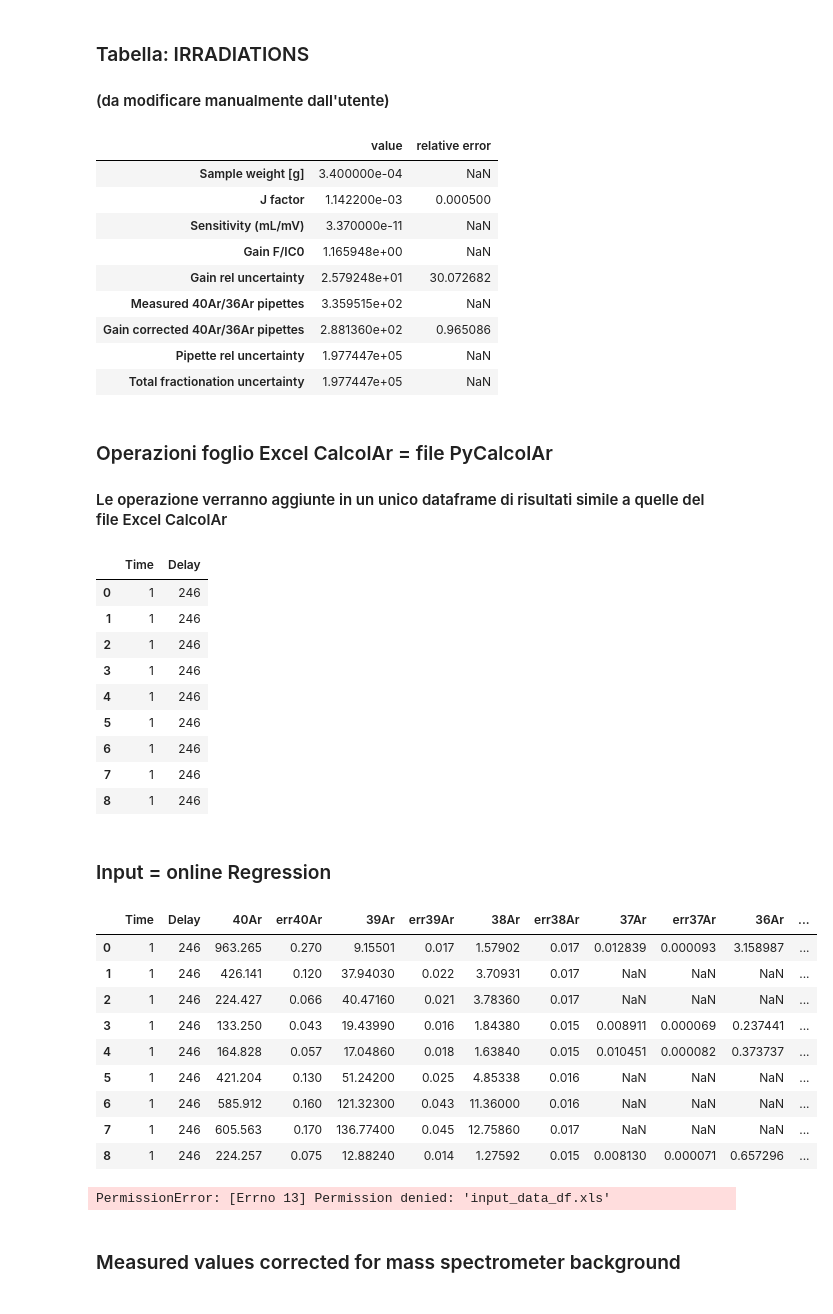
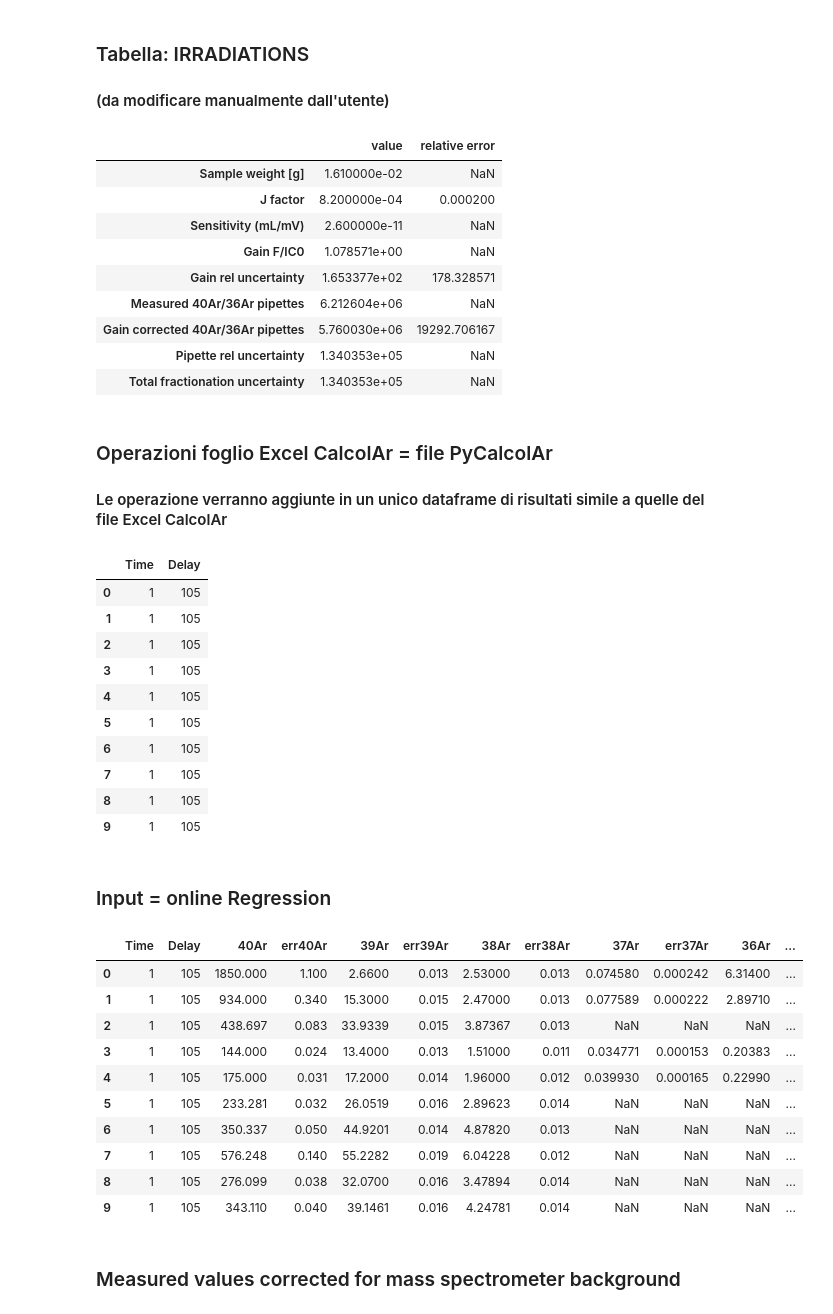
Before and after one commit to gecos-lab/PyCalcolAr, a Jupyter notebook: notebooks/PyCalcolAr_working.ipynb, the cells around one changed output. Cells and saved outputs as stored; diff of their text form; code cells hidden in the pictures.

```diff
--- a/notebooks/PyCalcolAr_working.ipynb
+++ b/notebooks/PyCalcolAr_working.ipynb
@@ -8,10 +8,8 @@ import numpy as np
 import math
 from IPython.display import display
 
-pd.set_option('display.max_columns', None)
-
 # Variabili utilizzate nel calcolo, da modificare manualmente dall'utente
-delay = 246
+delay = 105
 # %% [markdown]
 ### Importazione files
 ### > file triplo36 (file di calibrazione dell'aria)
@@ -161,16 +158,15 @@ display(df_data)
 #### Verificare correttezza della selezione nel dataframe visualizzato!!
 # %%
 # filtrare il dataframe per data
-filter_data_min = pd.Timestamp(year=2020, month=6, day=23, hour=14)
-filter_data_max = pd.Timestamp(year=2020, month=6, day=23, hour=20)
+filter_data_min = pd.Timestamp(year=2016, month=9, day=12, hour=6)
+filter_data_max = pd.Timestamp(year=2016, month=9, day=12, hour=22)
 
 df_data = df_data[(df_data['Date_Time'] > filter_data_min) & (df_data['Date_Time'] < filter_data_max)]
 df_data.reset_index(drop=True, inplace=True)
 df_data.sort_values('Date_Time', axis=0, ascending=True, inplace=True, kind='quicksort', na_position='last')
-df_data.reset_index(inplace=True, drop=True)
+
 print("\n   > df_data:")
 display(df_data)
-df_data.to_excel('df_data.xls') # creare un file excel
 
 # opzione con selezione manuale da lista dropdown
 # filtrare il dataframe per data, prendendo una sola riga
@@ -374,14 +371,14 @@ display(irradiations_constants_df)
 #### (da modificare manualmente dall'utente)
 # %%
 # sample_weight, da modificare manuelmente dall'utente (cambia per ogni campione)
-sample_weight = 0.00034
+sample_weight = 0.0161
 
 # J_factor e J_factor_errors, da modificare manuelmente dall'utente (cambia per ogni campione)
-J_factor = 0.0011422
-J_factor_errors = 0.0005
+J_factor = 0.00082
+J_factor_errors = 0.0002
 
 # sensitivity, da modificare manuelmente dall'utente (valore misurato un paio di volte l'anno)
-sensitivity = 0.0000000000337
+sensitivity = 0.000000000026
 
 # i seguenti calcoli vengono svolti dal codice
 gain_F_IC0 = gain_F_IC0 # già calcolato precedentemente
@@ -414,15 +411,15 @@ irradiations_df.columns = ['value', 'relative error']
 display(irradiations_df)
 # %% [output]
 |  | value | relative error |
-| Sample weight [g] | 3.400000e-04 | NaN |
-| J factor | 1.142200e-03 | 0.000500 |
-| Sensitivity (mL/mV) | 3.370000e-11 | NaN |
-| Gain F/IC0 | 1.165948e+00 | NaN |
-| Gain rel uncertainty | 2.579248e+01 | 30.072682 |
-| Measured 40Ar/36Ar pipettes | 3.359515e+02 | NaN |
-| Gain corrected 40Ar/36Ar pipettes | 2.881360e+02 | 0.965086 |
-| Pipette rel uncertainty | 1.977447e+05 | NaN |
-| Total fractionation uncertainty | 1.977447e+05 | NaN |
+| Sample weight [g] | 1.610000e-02 | NaN |
+| J factor | 8.200000e-04 | 0.000200 |
+| Sensitivity (mL/mV) | 2.600000e-11 | NaN |
+| Gain F/IC0 | 1.078571e+00 | NaN |
+| Gain rel uncertainty | 1.653377e+02 | 178.328571 |
+| Measured 40Ar/36Ar pipettes | 6.212604e+06 | NaN |
+| Gain corrected 40Ar/36Ar pipettes | 5.760030e+06 | 19292.706167 |
+| Pipette rel uncertainty | 1.340353e+05 | NaN |
+| Total fractionation uncertainty | 1.340353e+05 | NaN |
 # %% [markdown]
 ### Operazioni foglio Excel CalcolAr = file PyCalcolAr
 #### Le operazione verranno aggiunte in un unico dataframe di risultati simile a quelle del file Excel CalcolAr
@@ -439,47 +436,47 @@ input_data_df.loc[:, 'Delay'] = pd.Series(delay for k in range(0, len(df_data.in
 display(input_data_df)
 # %% [output]
 |  | Time | Delay |
-| 0 | 1 | 246 |
-| 1 | 1 | 246 |
-| 2 | 1 | 246 |
-| 3 | 1 | 246 |
-| 4 | 1 | 246 |
-| 5 | 1 | 246 |
-| 6 | 1 | 246 |
-| 7 | 1 | 246 |
-| 8 | 1 | 246 |
+| 0 | 1 | 105 |
+| 1 | 1 | 105 |
+| 2 | 1 | 105 |
+| 3 | 1 | 105 |
+| 4 | 1 | 105 |
+| 5 | 1 | 105 |
+| 6 | 1 | 105 |
+| 7 | 1 | 105 |
+| 8 | 1 | 105 |
+| 9 | 1 | 105 |
 # %% [markdown]
 ### Input = online Regression
 # %%
 input_data_df.loc[:, '40Ar'] = df_data.loc[:, '40Ar F'].values * 1000
 input_data_df.loc[:, 'err40Ar'] = df_data.loc[:, 'err40Ar F'].values * 1000
 
 input_data_df.loc[:, '39Ar'] = df_data.loc[:, '39Ar F'].values * 1000
 input_data_df.loc[:, 'err39Ar'] = df_data.loc[:, 'err39Ar F'].values * 1000
 
 input_data_df.loc[:, '38Ar'] = df_data.loc[:, '38Ar IC0'].values * 1000
 input_data_df.loc[:, 'err38Ar'] = df_data.loc[:, 'err38Ar F'].values * 1000
 
 input_data_df.loc[:, '37Ar'] = df_data.loc[:, '37Ar IC0'].values * df_data.loc[:, 'gainF/IC0'].values * 1000
 input_data_df.loc[:, 'err37Ar'] = df_data.loc[:, 'err37Ar IC0'].values * df_data.loc[:, 'gainF/IC0'].values * 1000
 
 input_data_df.loc[:, '36Ar'] = df_data.loc[:, '36Ar IC0'].values * df_data.loc[:, 'gainF/IC0'].values * 1000
 input_data_df.loc[:, 'err36Ar'] = df_data.loc[:, 'err36Ar IC0'].values * df_data.loc[:, 'gainF/IC0'].values * 1000
 
 display(input_data_df)
-input_data_df.to_excel('input_data_df.xls') # creare un file excel
 # %% [output]
 |  | Time | Delay | 40Ar | err40Ar | 39Ar | err39Ar | 38Ar | err38Ar | 37Ar | err37Ar | 36Ar | ... |
-| 0 | 1 | 246 | 963.265 | 0.270 | 9.15501 | 0.017 | 1.57902 | 0.017 | 0.012839 | 0.000093 | 3.158987 | ... |
-| 1 | 1 | 246 | 426.141 | 0.120 | 37.94030 | 0.022 | 3.70931 | 0.017 | NaN | NaN | NaN | ... |
-| 2 | 1 | 246 | 224.427 | 0.066 | 40.47160 | 0.021 | 3.78360 | 0.017 | NaN | NaN | NaN | ... |
-| 3 | 1 | 246 | 133.250 | 0.043 | 19.43990 | 0.016 | 1.84380 | 0.015 | 0.008911 | 0.000069 | 0.237441 | ... |
-| 4 | 1 | 246 | 164.828 | 0.057 | 17.04860 | 0.018 | 1.63840 | 0.015 | 0.010451 | 0.000082 | 0.373737 | ... |
-| 5 | 1 | 246 | 421.204 | 0.130 | 51.24200 | 0.025 | 4.85338 | 0.016 | NaN | NaN | NaN | ... |
-| 6 | 1 | 246 | 585.912 | 0.160 | 121.32300 | 0.043 | 11.36000 | 0.016 | NaN | NaN | NaN | ... |
-| 7 | 1 | 246 | 605.563 | 0.170 | 136.77400 | 0.045 | 12.75860 | 0.017 | NaN | NaN | NaN | ... |
-| 8 | 1 | 246 | 224.257 | 0.075 | 12.88240 | 0.014 | 1.27592 | 0.015 | 0.008130 | 0.000071 | 0.657296 | ... |
+| 0 | 1 | 105 | 1850.000 | 1.100 | 2.6600 | 0.013 | 2.53000 | 0.013 | 0.074580 | 0.000242 | 6.31400 | ... |
+| 1 | 1 | 105 | 934.000 | 0.340 | 15.3000 | 0.015 | 2.47000 | 0.013 | 0.077589 | 0.000222 | 2.89710 | ... |
+| 2 | 1 | 105 | 438.697 | 0.083 | 33.9339 | 0.015 | 3.87367 | 0.013 | NaN | NaN | NaN | ... |
+| 3 | 1 | 105 | 144.000 | 0.024 | 13.4000 | 0.013 | 1.51000 | 0.011 | 0.034771 | 0.000153 | 0.20383 | ... |
+| 4 | 1 | 105 | 175.000 | 0.031 | 17.2000 | 0.014 | 1.96000 | 0.012 | 0.039930 | 0.000165 | 0.22990 | ... |
+| 5 | 1 | 105 | 233.281 | 0.032 | 26.0519 | 0.016 | 2.89623 | 0.014 | NaN | NaN | NaN | ... |
+| 6 | 1 | 105 | 350.337 | 0.050 | 44.9201 | 0.014 | 4.87820 | 0.013 | NaN | NaN | NaN | ... |
+| 7 | 1 | 105 | 576.248 | 0.140 | 55.2282 | 0.019 | 6.04228 | 0.012 | NaN | NaN | NaN | ... |
+| 8 | 1 | 105 | 276.099 | 0.038 | 32.0700 | 0.016 | 3.47894 | 0.014 | NaN | NaN | NaN | ... |
+| 9 | 1 | 105 | 343.110 | 0.040 | 39.1461 | 0.016 | 4.24781 | 0.014 | NaN | NaN | NaN | ... |
-PermissionError: [Errno 13] Permission denied: 'input_data_df.xls'
 # %% [markdown]
 ### Measured values corrected for mass spectrometer background
 # %%
```
Also changed, not shown: parts of 108 cells of this notebook, 2 other files.
